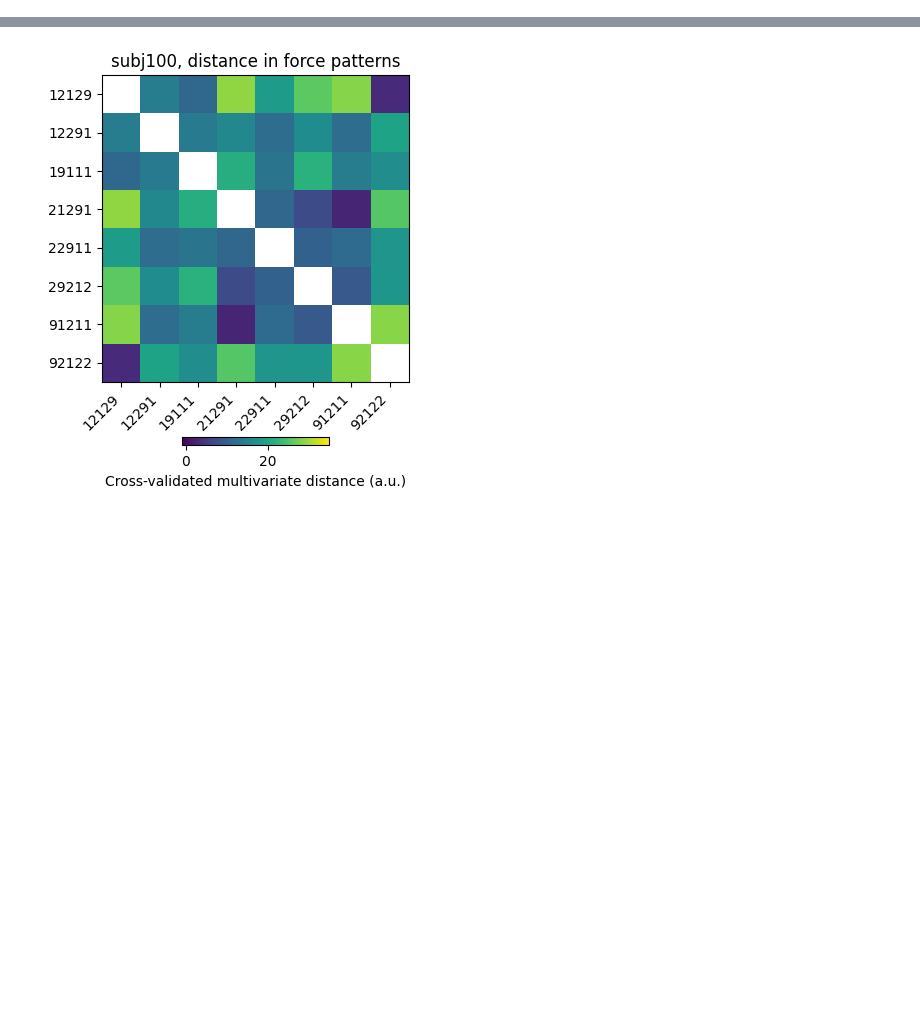
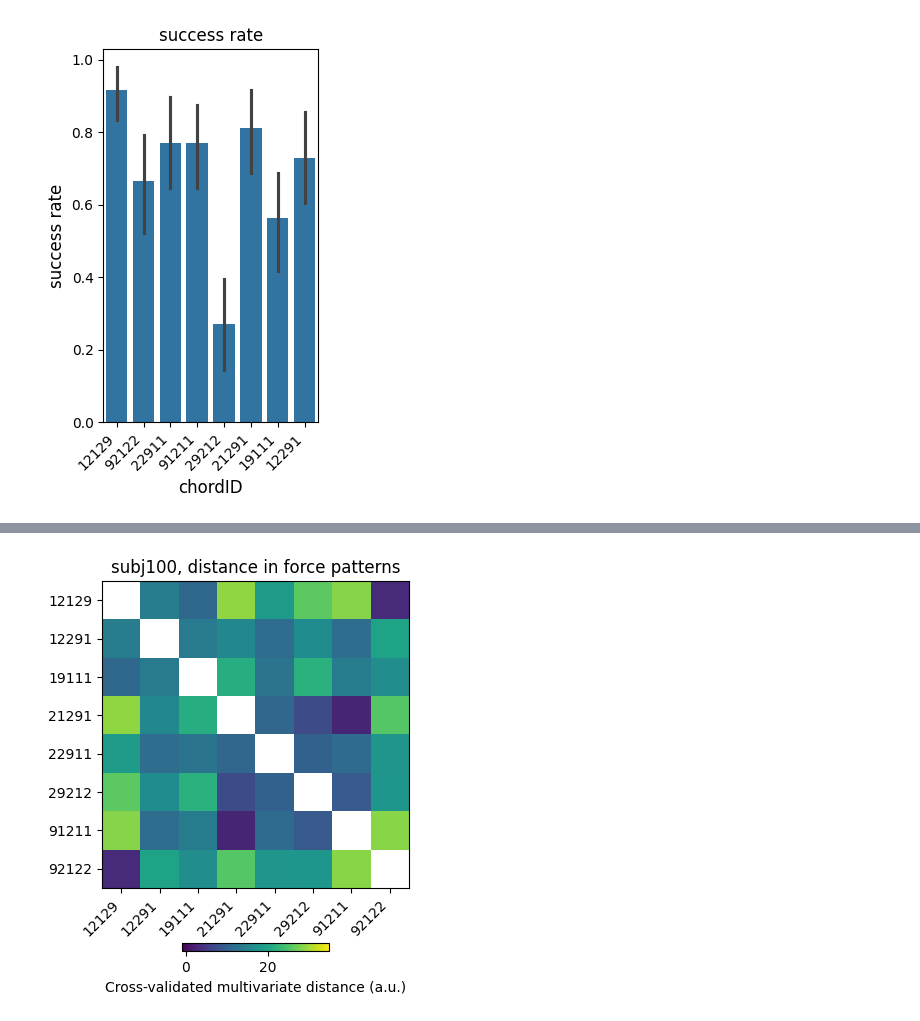
Before and after one commit to mnlmrc/extension-flexion-chords, a Jupyter notebook: efc4/notebooks/main.ipynb, the cells around one changed output, grey strips where cells are left out. Saved outputs shown, nothing was run; the diff lists cells and outputs as text; code cells hidden in the pictures; blank space fills up the shorter version.

```diff
--- a/efc4/notebooks/main.ipynb
+++ b/efc4/notebooks/main.ipynb
@@ -25,0 +24,24 @@ Base directory found: /Volumes/diedrichsen_data$/data/Chord_exp/ExtFlexChord
+# %%
+import pandas as pd
+import seaborn as sns
+
+experiment = 'efc4'
+sn = 100
+day = 1
+
+data = pd.read_csv(os.path.join(gl.baseDir, experiment, gl.behavDir, f'day{day}',f'subj{sn}', 'single_trial.tsv'), sep='\t')
+data['chordID'] = data['chordID'].astype(str)
+data['BN'] = data['BN'].astype(int)
+
+fig, axs = plt.subplots(figsize=(3, 5),)
+
+sns.barplot(data, ax=axs, x='chordID', y='trialPoint' , legend=None,)
+
+axs.set_title('success rate', fontsize=fontsize)
+axs.set_xlabel('chordID', fontsize=fontsize)
+axs.set_ylabel('success rate', fontsize=fontsize)
+axs.set_xticklabels(axs.get_xticklabels(), rotation=45, ha='right')
+
+fig.tight_layout()
+# %% [output]
+[figure, added]
```
Also changed, not shown: parts of 5 cells of this notebook, 3 other files.
